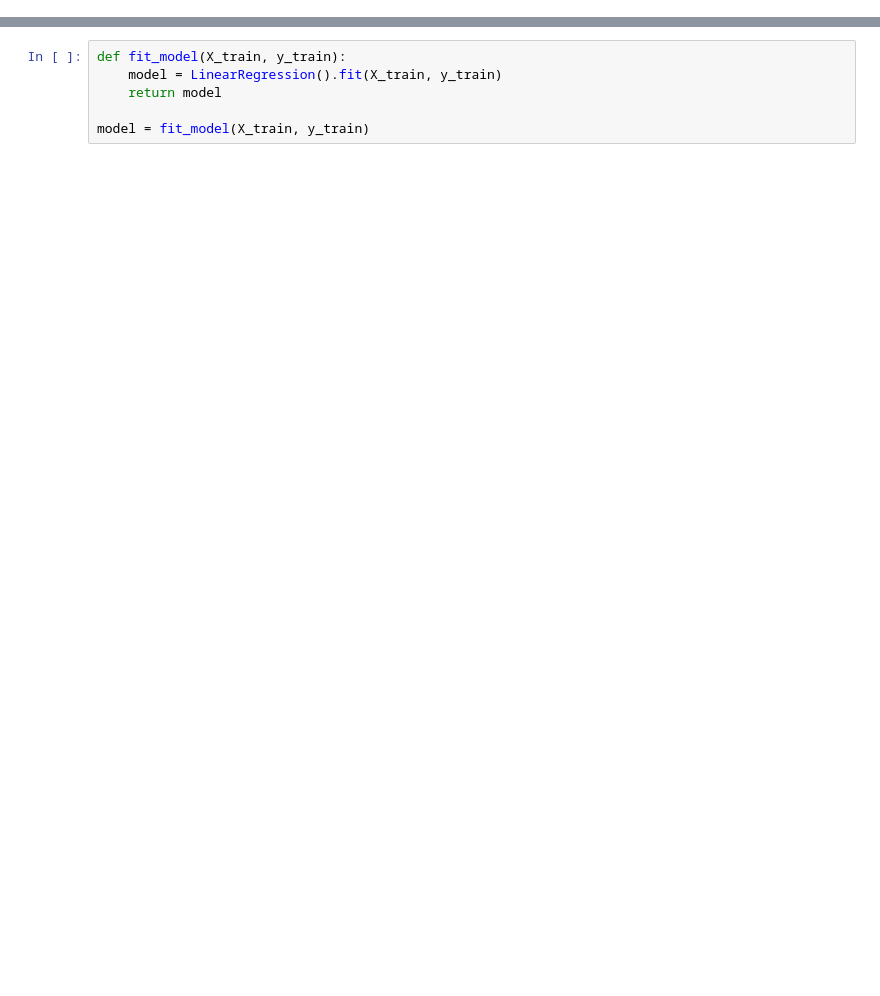
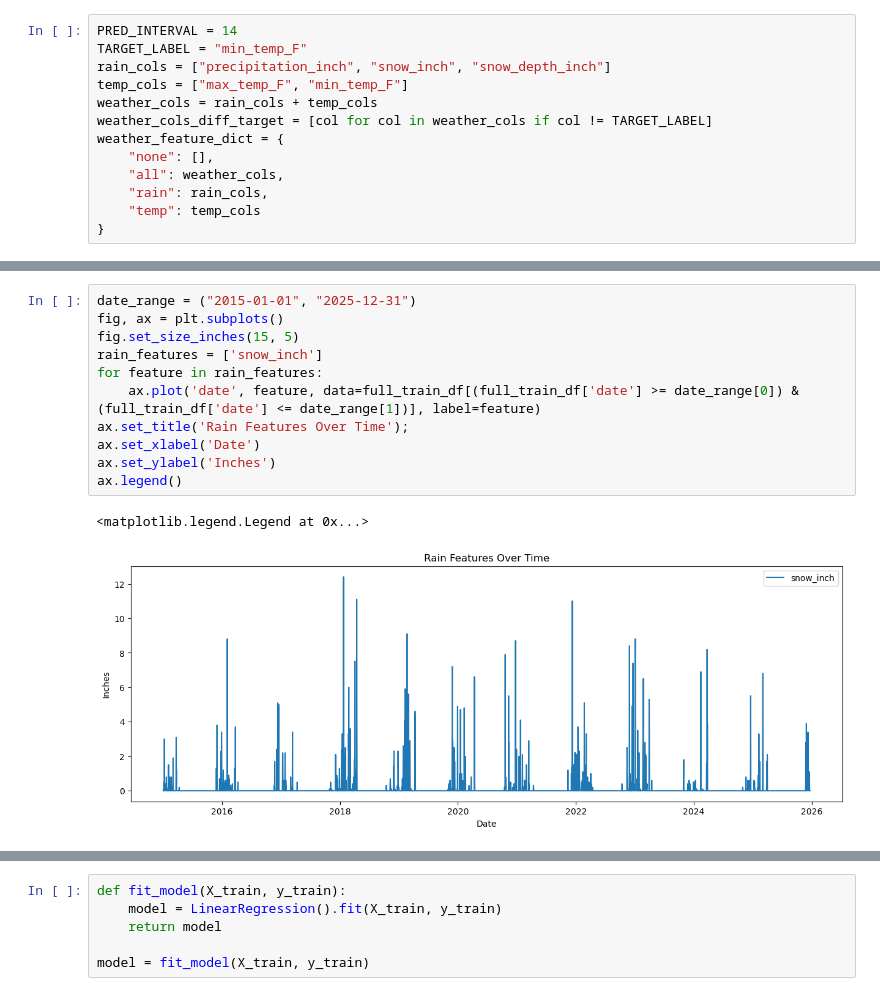
Before and after one commit to Mikael-Lenander/weather-prediction, a Jupyter notebook: weather_prediciton.ipynb, the cells around one changed output, grey strips where cells are left out. Saved outputs shown, nothing was run; the diff lists cells and outputs as text; blank space fills up the shorter version.

```diff
--- a/weather_prediciton.ipynb
+++ b/weather_prediciton.ipynb
@@ -12 +13,14 @@ TARGET_LABEL = "min_temp_F"
+# %%
+PRED_INTERVAL = 14
+TARGET_LABEL = "min_temp_F"
+rain_cols = ["precipitation_inch", "snow_inch", "snow_depth_inch"]
+temp_cols = ["max_temp_F", "min_temp_F"]
+weather_cols = rain_cols + temp_cols
+weather_cols_diff_target = [col for col in weather_cols if col != TARGET_LABEL]
+weather_feature_dict = {
+    "none": [],
+    "all": weather_cols,
+    "rain": rain_cols,
+    "temp": temp_cols
+}
 # %%
@@ -52,0 +140,14 @@ full_train_df.head()
+# %%
+date_range = ("2015-01-01", "2025-12-31")
+fig, ax = plt.subplots()
+fig.set_size_inches(15, 5)
+rain_features = ['snow_inch']
+for feature in rain_features:
+    ax.plot('date', feature, data=full_train_df[(full_train_df['date'] >= date_range[0]) & (full_train_df['date'] <= date_range[1])], label=feature)
+ax.set_title('Rain Features Over Time');
+ax.set_xlabel('Date')
+ax.set_ylabel('Inches')
+ax.legend()
+# %% [output]
+<matplotlib.legend.Legend at 0x...>
+[figure, added]
```
Also changed, not shown: parts of 29 cells of this notebook.
